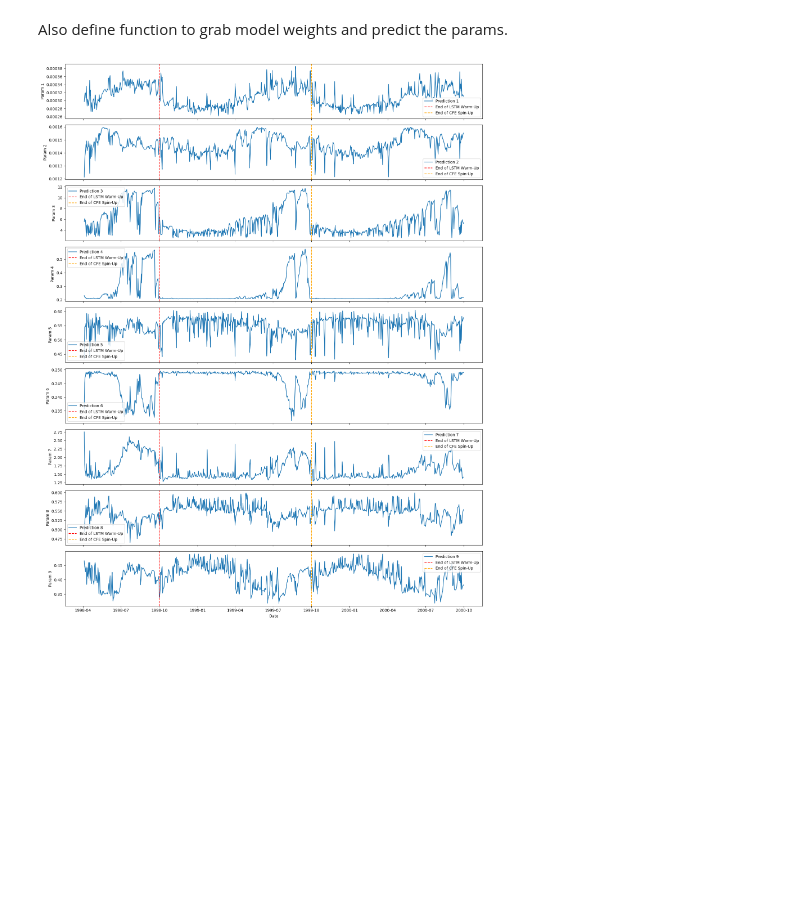
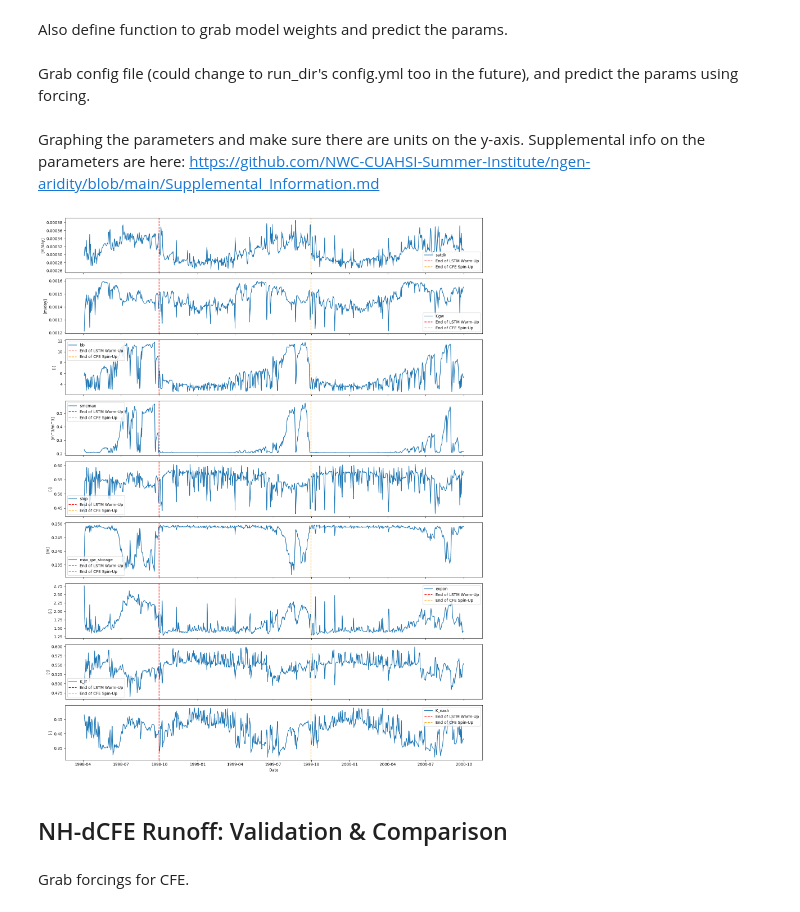
Before and after one commit to mines-ciroh/neuralhydrology, a Jupyter notebook: examples/07-DifferentialCFE-Model/proposalMaterial.ipynb, the cells around one changed output. Cells and saved outputs as stored; diff of their text form; code cells hidden in the pictures; blank space fills up the shorter version.

```diff
--- a/examples/07-DifferentialCFE-Model/proposalMaterial.ipynb
+++ b/examples/07-DifferentialCFE-Model/proposalMaterial.ipynb
@@ -38,8 +132,7 @@ Thirdly, examine internal states and other quantity of interest.
 ## Parameters from LSTM
 # %%
 # Define the path to the testData folder & grab data
-test_data_dir = Path("/Users/ziyu/Library/CloudStorage/OneDrive-ColoradoSchoolofMines/Documents/College/ResearchStuff/NextGen/neuralhydrology/examples/07-DifferentialCFE-Model/testData")
-inputLSTMFile = pd.read_csv('02177000_lstm_input.csv')
+inputLSTMFile = pd.read_csv(test_data_dir/'02177000_lstm_input.csv')
 
 # Normalize the lstm input data
 input_lstm = torch.zeros(2, len(inputLSTMFile), len(inputLSTMFile.columns) - 1) # [batch_size = 2, time_steps, forcing]
@@ -152,6 +245,8 @@ def calculate_nse(observed, simulated):
     nse = 1 - (numerator / denominator)
 
     return nse
+# %% [markdown]
+Grab config file (could change to run_dir's config.yml too in the future), and predict the params using forcing.
 # %%
 # Grab config file that trained this model
 config_path = Path('/Users/ziyu/Library/CloudStorage/OneDrive-ColoradoSchoolofMines/Documents/College/ResearchStuff/NextGen/neuralhydrology/examples/07-DifferentialCFE-Model/basin_dCFEwPETDaily.yml')
@@ -160,7 +255,7 @@ config = Config(config_path, dev_mode=True)
 # Grab results from evaluated model
 run_dir = Path("runs/TestdCFEDaily_run02177000_GoodDynamic5epoch_1102_210529")
 with open(run_dir / "test" / "model_epoch005" / "test_results.p", "rb") as fp:
-    results = pickle.load(fp)
+    dCFE_results = pickle.load(fp)
 
 input_size = input_lstm.shape[2] # the num of forcings input into lstm, tmax, tmin, precip etc etc
 hidden_size = config.hidden_size
@@ -174,22 +269,31 @@ torch.set_printoptions(precision=16)
 input_data = input_lstm
 
 # Make predictions
-predictions = load_lstm_and_predict(input_data, weights_path, input_size, hidden_size, num_layers, output_size)
+LSTM_params = load_lstm_and_predict(input_data, weights_path, input_size, hidden_size, num_layers, output_size)
+# %% [markdown]
+Graphing the parameters and make sure there are units on the y-axis. Supplemental info on the parameters are here: https://github.com/NWC-CUAHSI-Summer-Institute/ngen-aridity/blob/main/Supplemental_Information.md
 # %%
+param_names = ['satdk', 'Cgw', 'bb', 'smcmax', 'slop', 'max_gw_storage', 'expon', 'K_lf', 'K_nash']
+param_units = ['[m/day]', '[m/day]', '[-]', '[m^3/m^3]', '[-]', '[m]', '[-]', '[-]', '[-]'] # [-] means unitless
+
 # Extract dates from input_lstm
 dates_param = pd.date_range(start='1998-04-04', periods=input_lstm.shape[1], freq='D')
 
 # Plot all columns of the predictions against the dates
 fig, axes = plt.subplots(nrows=9, ncols=1, figsize=(16, 20), sharex=True)
 for i in range(9):
-    axes[i].plot(dates_param, predictions[0, :, i].numpy(), label=f'Prediction {i+1}')
-    axes[i].axvline(pd.Timestamp('1998-10-01'), color='red', linestyle='--', label='End of LSTM Warm-Up')
-    axes[i].axvline(pd.Timestamp('1999-10-01'), color='orange', linestyle='--', label='End of CFE Spin-Up')
-    axes[i].set_ylabel(f'Param {i+1}')
+    axes[i].plot(dates_param, LSTM_params[0, :, i].numpy(), label=param_names[i])
+    axes[i].axvline(pd.Timestamp('1998-09-30'), color='red', linestyle='--', label='End of LSTM Warm-Up')
+    axes[i].axvline(pd.Timestamp('1999-09-30'), color='orange', linestyle='--', label='End of CFE Spin-Up')
+    axes[i].set_ylabel(param_units[i])
     axes[i].legend()
 
 axes[-1].set_xlabel('Date')
 plt.tight_layout()
 plt.show()
 # %% [output]
-[figure, old version]
+[figure, new version]
+# %% [markdown]
+## NH-dCFE Runoff: Validation & Comparison
+# %% [markdown]
+Grab forcings for CFE.
```
Also changed, not shown: parts of 25 cells of this notebook, 6 other files.
